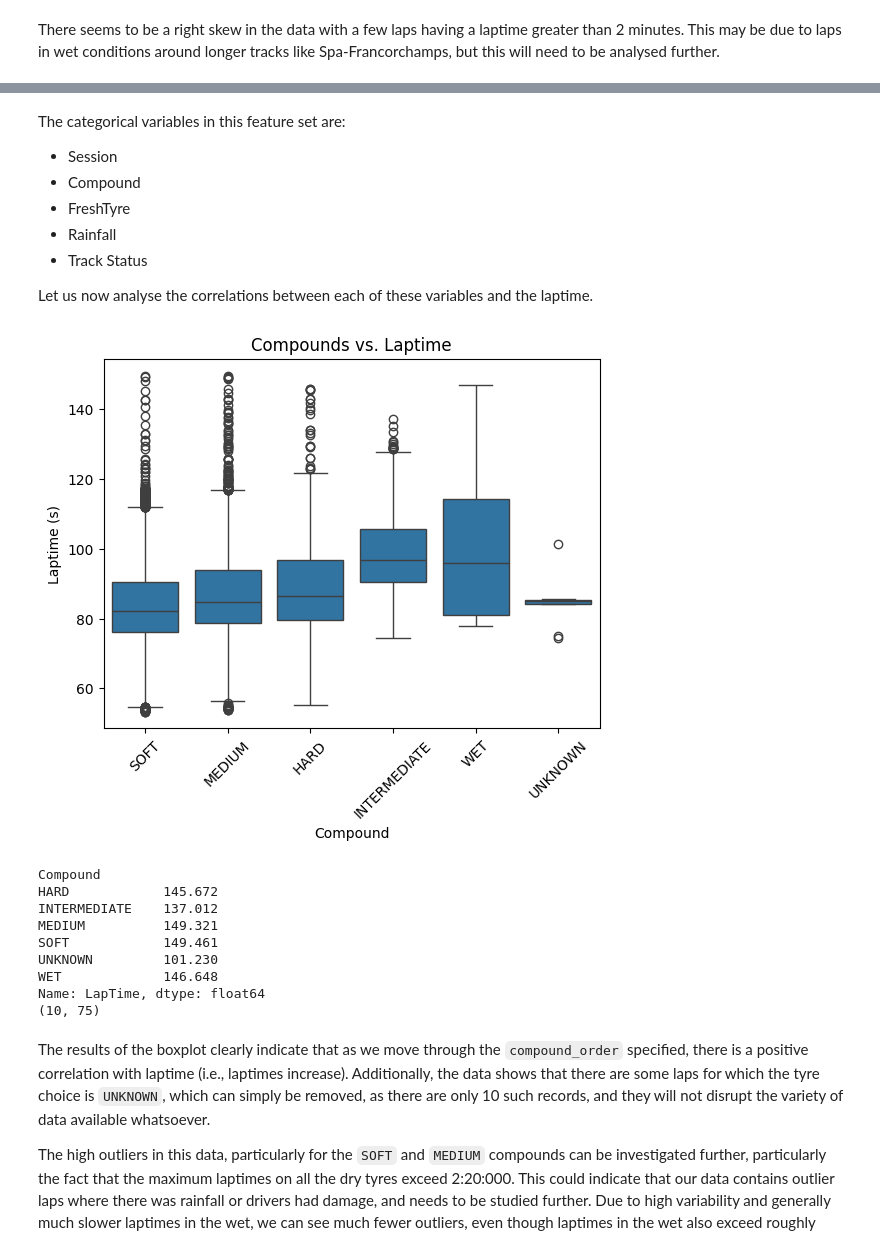
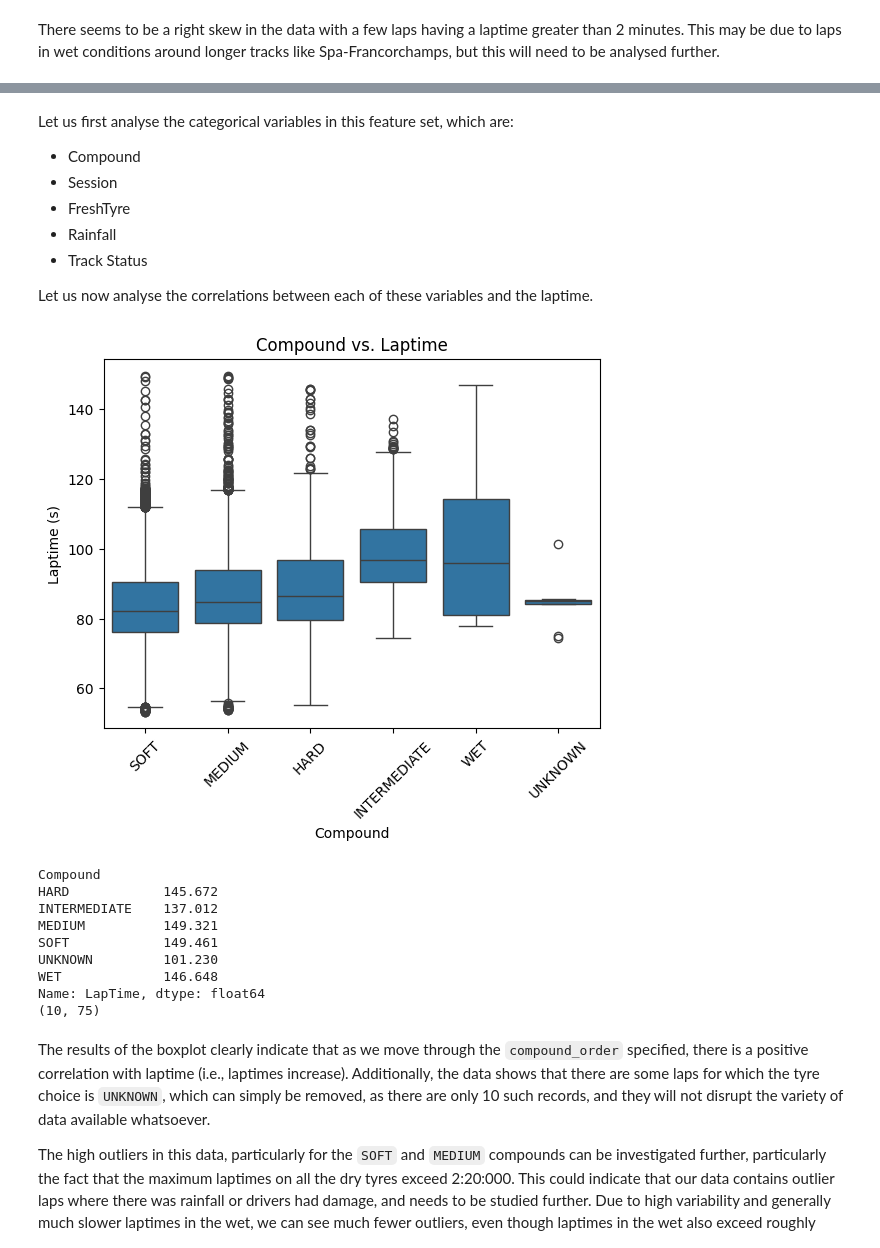
Before and after one commit to AngadK89/laptime_project, a Jupyter notebook: preprocessing.ipynb, the cells around one changed output, grey strips where cells are left out. Cells and saved outputs as stored; diff of their text form; code cells hidden in the pictures.

```diff
--- a/preprocessing.ipynb
+++ b/preprocessing.ipynb
@@ -82,32 +42,32 @@ The remaining numerical features to be studied in our data set are:
 # %% [markdown]
-The categorical variables in this feature set are:
+Let us first analyse the categorical variables in this feature set, which are:
+- Compound
 - Session
-- Compound
 - FreshTyre
 - Rainfall
 - Track Status
 
 Let us now analyse the correlations between each of these variables and the laptime.
+# %%
+def boxplot(df, feature, order=None):
+    sns.boxplot(df, x=feature, y='LapTime', order=order)
+
+    plt.title(f"{feature} vs. Laptime")
+    plt.ylabel("Laptime (s)")
+    plt.xticks(rotation=45)
+    plt.show()
 # %%
 # Analysing the impact of different compounds on laptimes
 
-# Creates a dataframe with the laptime associated with each compound, making boxplotting easier
-compounds = data.pivot(columns='Compound', values='LapTime').melt(var_name='Compound', value_name='Laptime')
-
 compound_order = ['SOFT', 'MEDIUM', 'HARD', 'INTERMEDIATE', 'WET', 'UNKNOWN']
 
-sns.boxplot(compounds, x='Compound', y='Laptime', order=compound_order)
-
-plt.title("Compounds vs. Laptime")
-plt.ylabel("Laptime (s)")
-plt.xticks(rotation=45)
-plt.show()
+boxplot(data, "Compound", compound_order)
 
 print(data.groupby('Compound')['LapTime'].max())
 
 print(data[data['Compound'] == 'UNKNOWN'].shape)
 # %% [output]
-[figure, old version]
+[figure, new version]
 Compound
 HARD            145.672
 INTERMEDIATE    137.012
```
Also changed, not shown: parts of 20 cells of this notebook.
